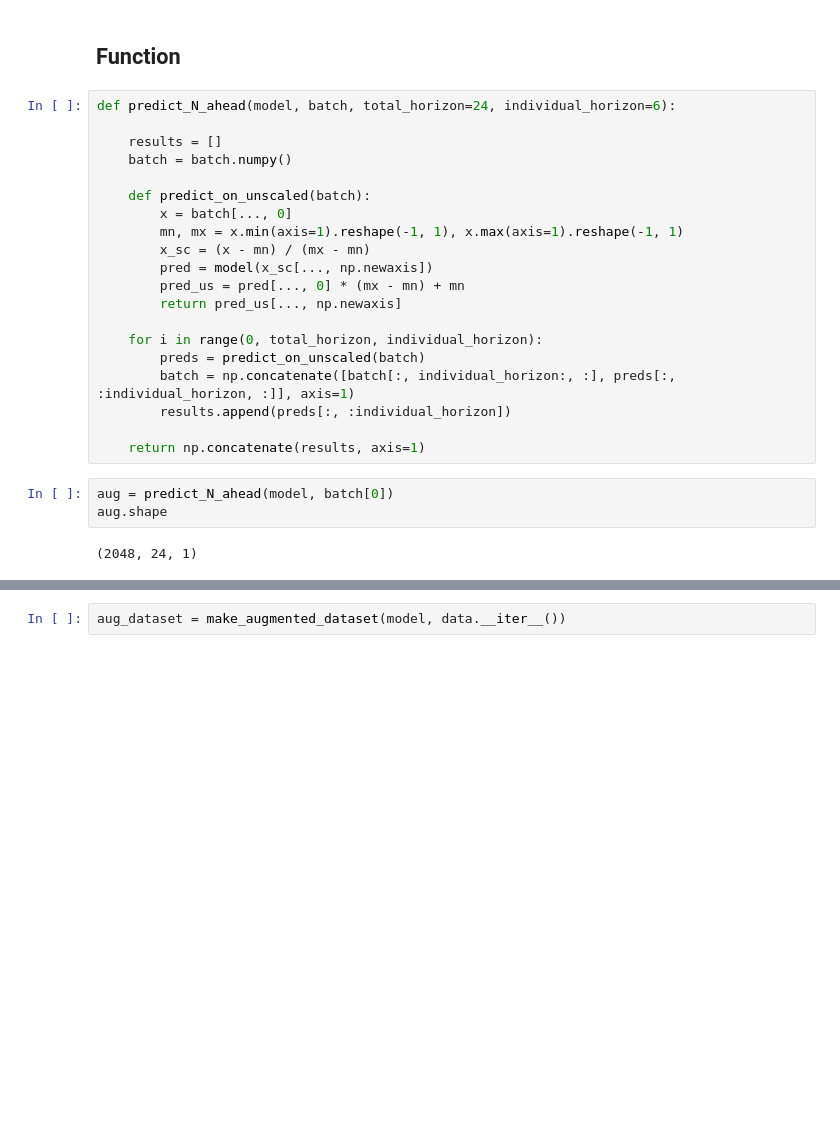
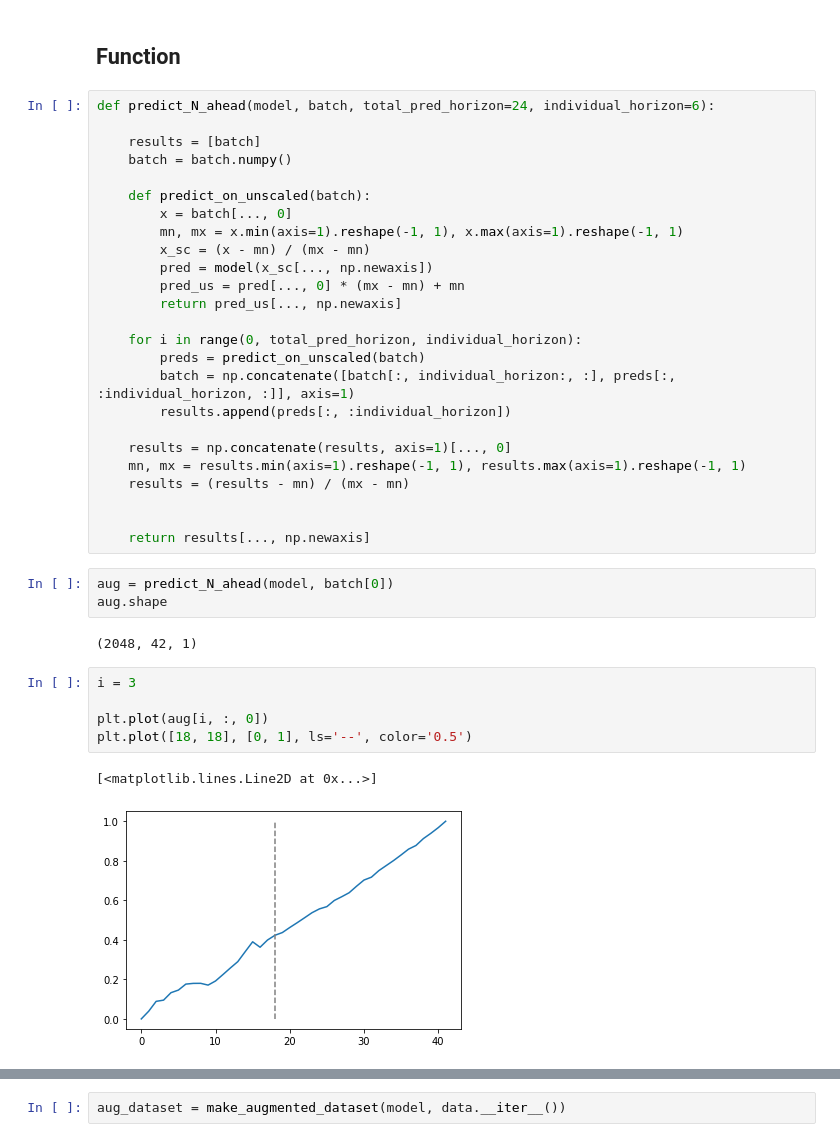
Before and after one commit to djib2011/forecasting-augmentation, a Jupyter notebook: experimentation/test_model_aug.ipynb, the cells around one changed output, grey strips where cells are left out. Saved outputs shown, nothing was run; the diff lists cells and outputs as text; blank space fills up the shorter version.

```diff
--- a/experimentation/test_model_aug.ipynb
+++ b/experimentation/test_model_aug.ipynb
@@ -103,9 +103,9 @@ plt.legend()
 # %% [markdown]
 ## Function
 # %%
-def predict_N_ahead(model, batch, total_horizon=24, individual_horizon=6):
+def predict_N_ahead(model, batch, total_pred_horizon=24, individual_horizon=6):
 
-    results = []
+    results = [batch]
     batch = batch.numpy()
 
     def predict_on_unscaled(batch):
@@ -116,17 +116,30 @@ def predict_N_ahead(model, batch, total_horizon=24, individual_horizon=6):
         pred_us = pred[..., 0] * (mx - mn) + mn
         return pred_us[..., np.newaxis]
 
-    for i in range(0, total_horizon, individual_horizon):
+    for i in range(0, total_pred_horizon, individual_horizon):
         preds = predict_on_unscaled(batch)
         batch = np.concatenate([batch[:, individual_horizon:, :], preds[:, :individual_horizon, :]], axis=1)
         results.append(preds[:, :individual_horizon])
 
-    return np.concatenate(results, axis=1)
+    results = np.concatenate(results, axis=1)[..., 0]
+    mn, mx = results.min(axis=1).reshape(-1, 1), results.max(axis=1).reshape(-1, 1)
+    results = (results - mn) / (mx - mn)
+
+
+    return results[..., np.newaxis]
 # %%
 aug = predict_N_ahead(model, batch[0])
 aug.shape
 # %% [output]
-(2048, 24, 1)
+(2048, 42, 1)
+# %%
+i = 3
+
+plt.plot(aug[i, :, 0])
+plt.plot([18, 18], [0, 1], ls='--', color='0.5')
+# %% [output]
+[<matplotlib.lines.Line2D at 0x...>]
+[figure, added]
 # %%
 def make_augmented_dataset(model, data_it, total_horizon=24, individual_horizon=6, num_samples=235460,
                            batch_size=2048, real_insample=12):
```
Also changed, not shown: parts of 21 cells of this notebook, 2 other files.
